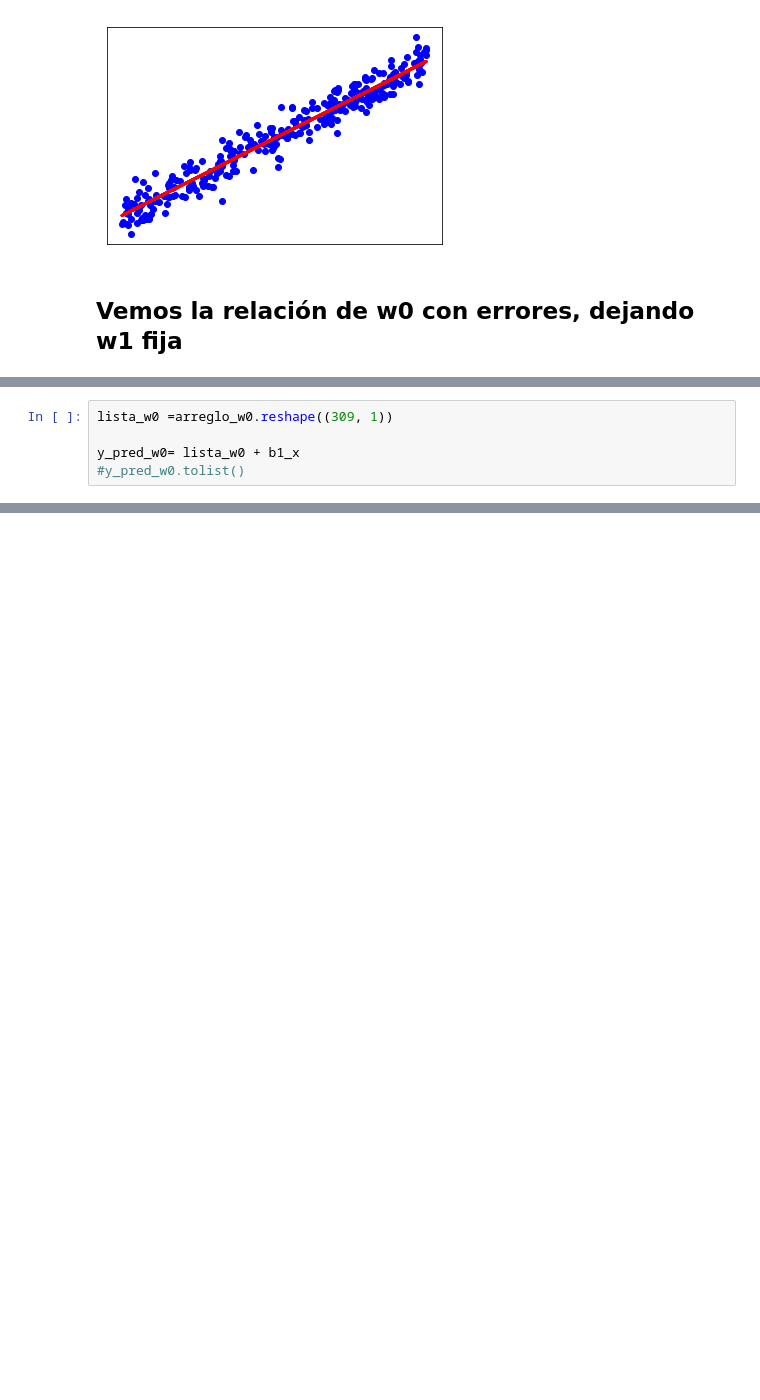
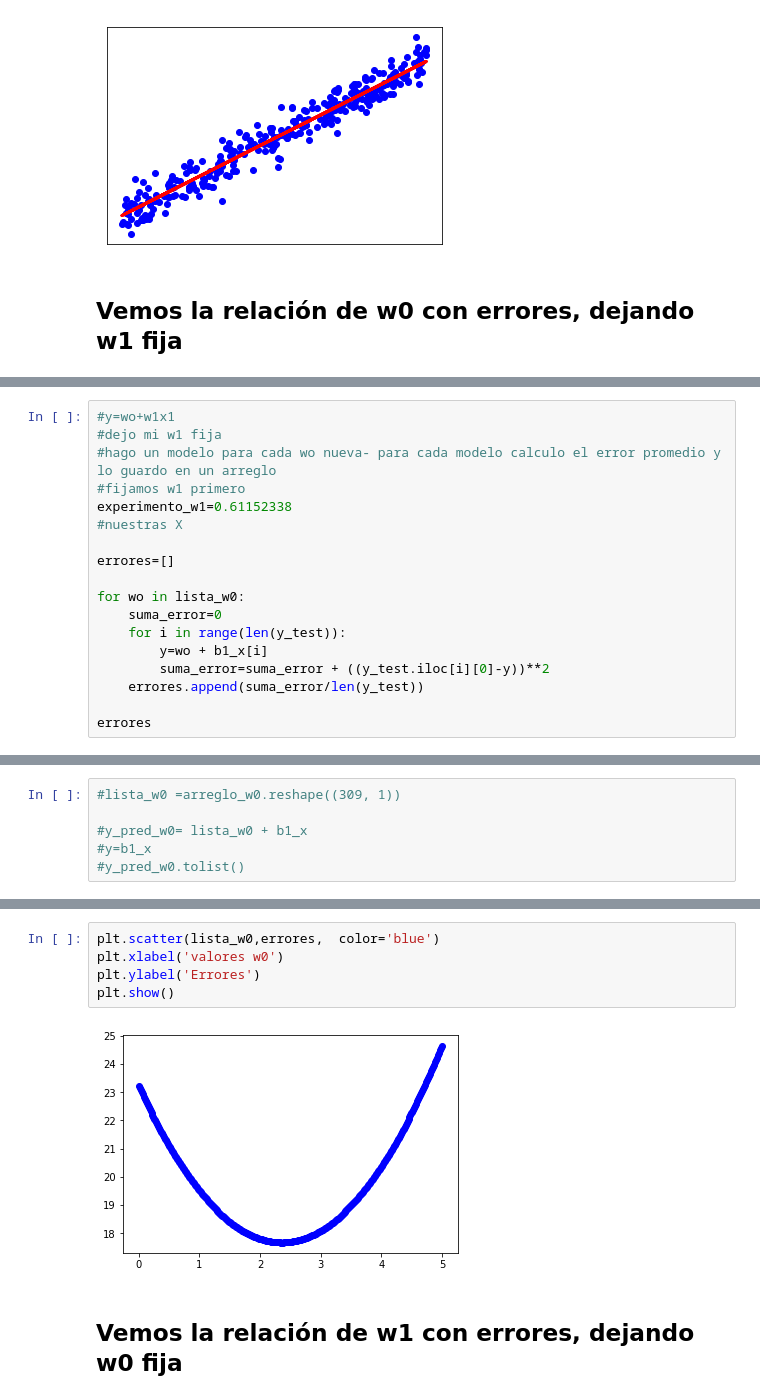
Before and after one commit to ClaseML-2017/linear-regresion-error-curve-cindypc, a Jupyter notebook: vpc_regresion_lineal.ipynb, the cells around one changed output, grey strips where cells are left out. Drawn from its saved outputs; the diff is of its cells as text; blank space fills up the shorter version.

```diff
--- a/vpc_regresion_lineal.ipynb
+++ b/vpc_regresion_lineal.ipynb
@@ -113,0 +119,18 @@ b1_x = np.asarray(X_test) * experimento_w1
+# %%
+#y=wo+w1x1
+#dejo mi w1 fija
+#hago un modelo para cada wo nueva- para cada modelo calculo el error promedio y lo guardo en un arreglo
+#fijamos w1 primero
+experimento_w1=0.61152338
+#nuestras X
+
+errores=[]
+
+for wo in lista_w0:
+    suma_error=0
+    for i in range(len(y_test)):
+        y=wo + b1_x[i]
+        suma_error=suma_error + ((y_test.iloc[i][0]-y))**2
+    errores.append(suma_error/len(y_test))
+
+errores
@@ -114,7 +155,8 @@ b1_x = np.asarray(X_test) * experimento_w1
 # %%
-lista_w0 =arreglo_w0.reshape((309, 1))
+#lista_w0 =arreglo_w0.reshape((309, 1))
 
-y_pred_w0= lista_w0 + b1_x
+#y_pred_w0= lista_w0 + b1_x
+#y=b1_x
 #y_pred_w0.tolist()
 # %%
 #Errores del modelo para varios valores de w0, dejando w1 fijo
@@ -122,2 +165,11 @@ errores_w0=y_test-y_pred_w0
 # %% [output]
 (309, 1)
+# %%
+plt.scatter(lista_w0,errores,  color='blue')
+plt.xlabel('valores w0')
+plt.ylabel('Errores')
+plt.show()
+# %% [output]
+[figure, added]
+# %% [markdown]
+## Vemos la relación de w1 con errores, dejando w0 fija
```
Also changed, not shown: parts of 20 cells of this notebook.
